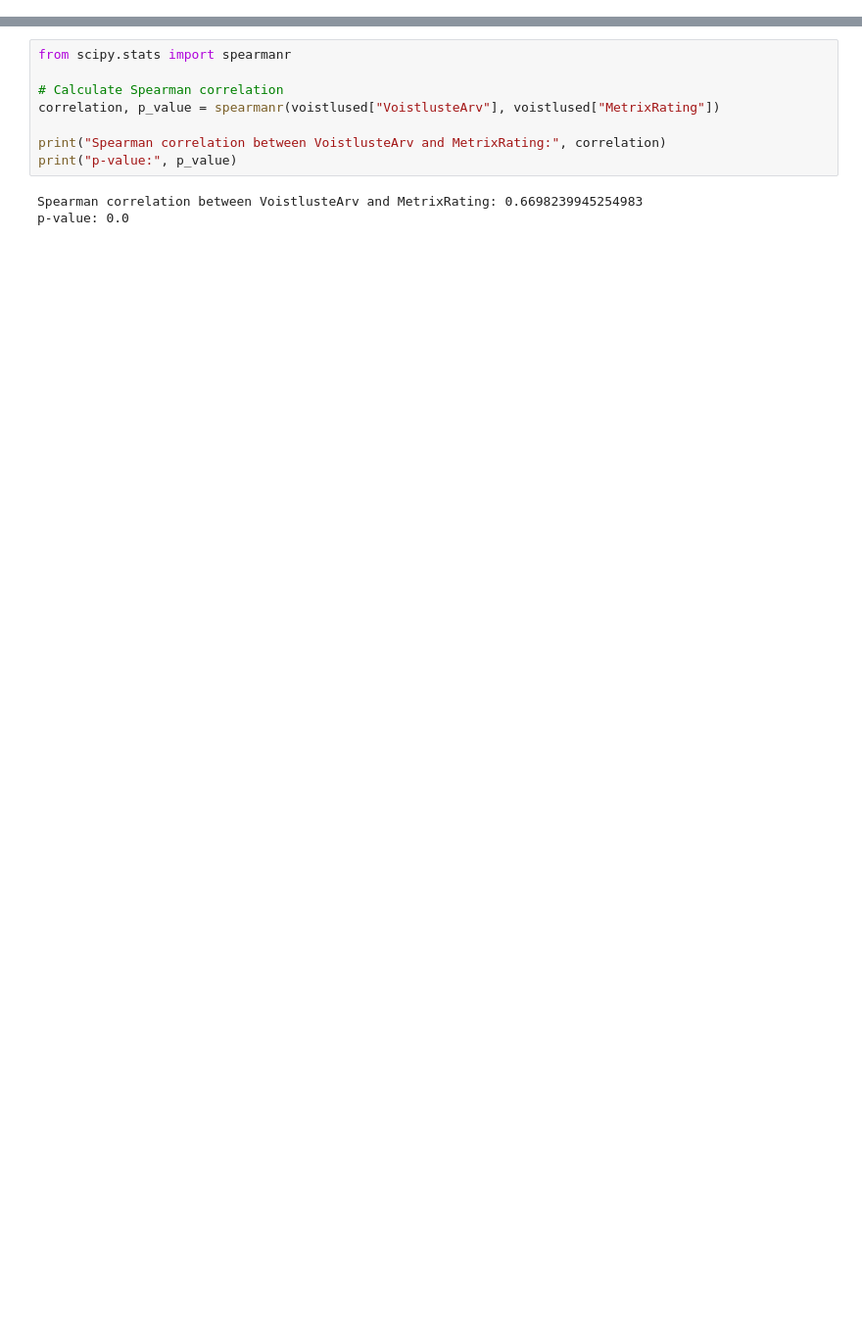
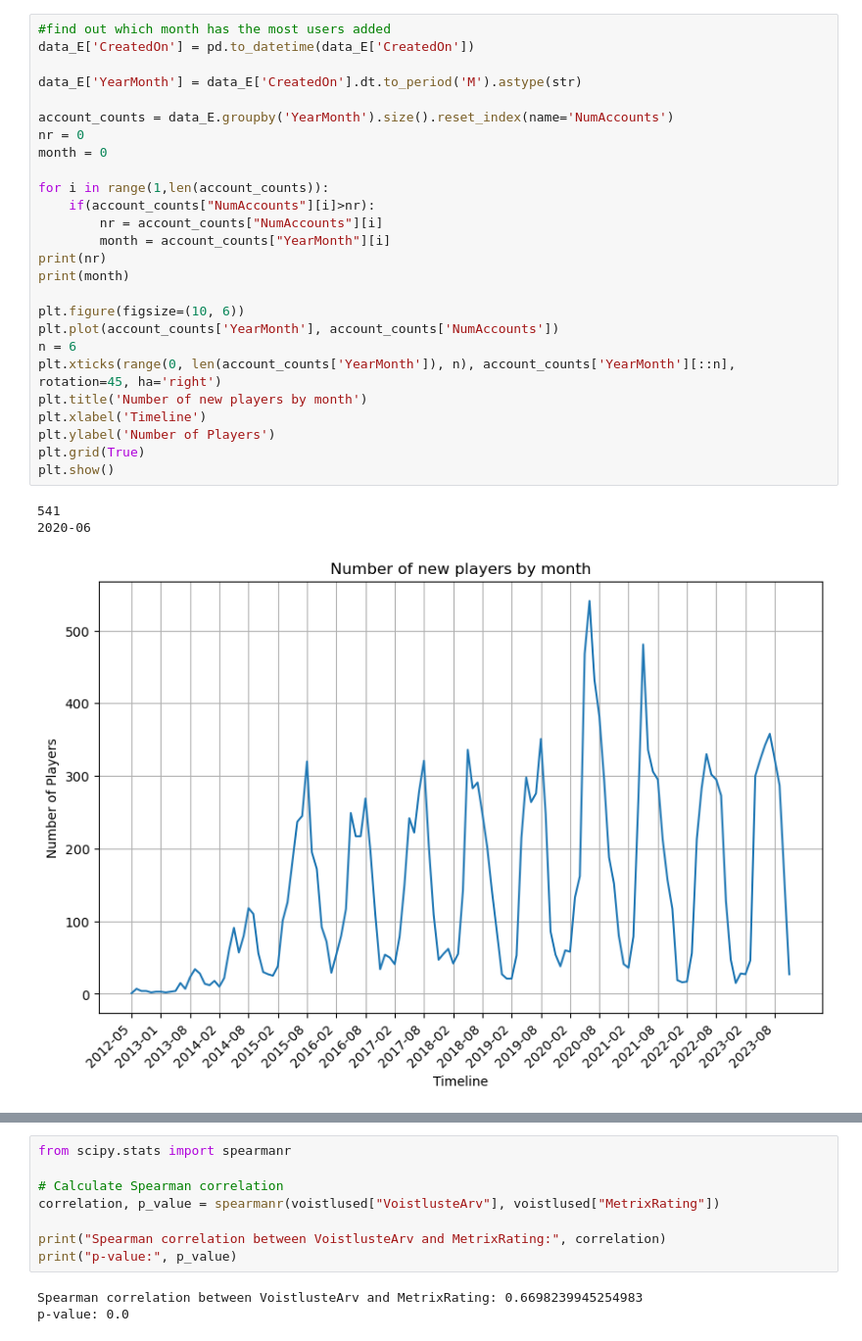
Before and after one commit to Karmosav/discgolf-data, a Jupyter notebook: golf.ipynb, the cells around one changed output, grey strips where cells are left out. Shown: that part at 98% size. Drawn from its saved outputs; the diff is of its cells as text; blank space fills up the shorter version.

```diff
--- a/golf.ipynb
+++ b/golf.ipynb
@@ -107,2 +111,32 @@ Name: YearMonth, Length: 19399, dtype: object
 [figure]
+# %%
+#find out which month has the most users added
+data_E['CreatedOn'] = pd.to_datetime(data_E['CreatedOn'])
+
+data_E['YearMonth'] = data_E['CreatedOn'].dt.to_period('M').astype(str)
+
+account_counts = data_E.groupby('YearMonth').size().reset_index(name='NumAccounts')
+nr = 0
+month = 0
+
+for i in range(1,len(account_counts)):
+    if(account_counts["NumAccounts"][i]>nr):
+        nr = account_counts["NumAccounts"][i]
+        month = account_counts["YearMonth"][i]
+print(nr)
+print(month)
+
+plt.figure(figsize=(10, 6))
+plt.plot(account_counts['YearMonth'], account_counts['NumAccounts'])
+n = 6
+plt.xticks(range(0, len(account_counts['YearMonth']), n), account_counts['YearMonth'][::n], rotation=45, ha='right')
+plt.title('Number of new players by month')
+plt.xlabel('Timeline')
+plt.ylabel('Number of Players')
+plt.grid(True)
+plt.show()
+# %% [output]
+541
+2020-06
+[figure, added]
 # %%
```
Also changed, not shown: parts of 25 cells of this notebook.
